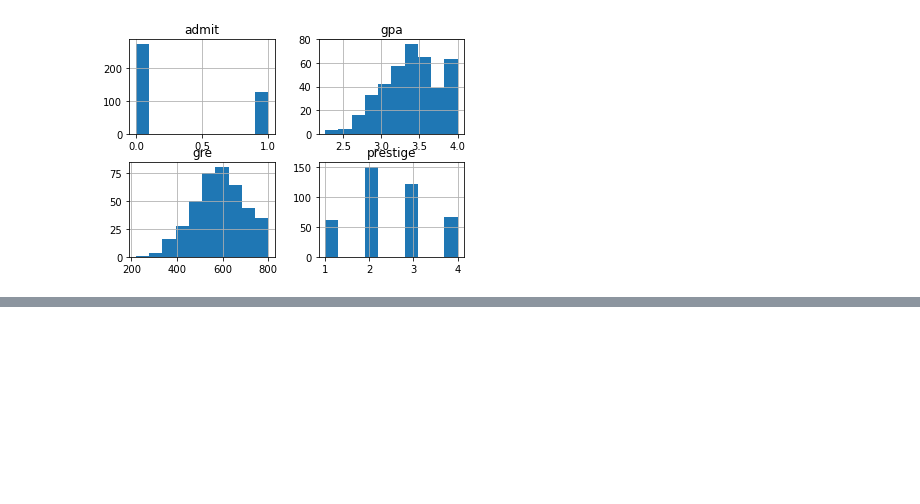
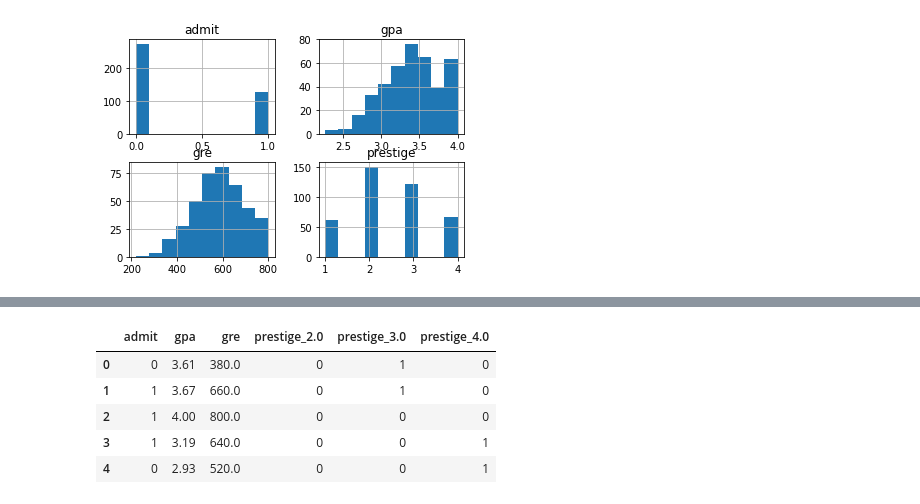
Before and after one commit to emomicrowave/machine-learning-tutorials, a Jupyter notebook: 04-logistic_regression/tutorial.ipynb, the cells around one changed output, grey strips where cells are left out. Drawn from its saved outputs; the diff is of its cells as text; code cells hidden in the pictures; blank space fills up the shorter version.

```diff
--- a/04-logistic_regression/tutorial.ipynb
+++ b/04-logistic_regression/tutorial.ipynb
@@ -157,0 +149,3 @@ plt.show()
+# %%
+dummies = pd.get_dummies(df['prestige'], prefix='prestige')
+dummies.head()
@@ -157,0 +159,15 @@ plt.show()
+# %%
+# saubere Tabelle erstellen nur mit den Merkmalen den wir brauchen
+data = df[['admit', 'gpa', 'gre']].join(dummies.loc[:, 'prestige_2.0':])
+
+# sklearn sagt später, dass es  NaN (Not a Number) in der Tabelle vorkommen
+# deswegen entfernen wir alle Zeilen, wo eine NaN liegt
+data = data.dropna(axis=0, how='any')
+data.head()
+# %% [output]
+|  | admit | gpa | gre | prestige_2.0 | prestige_3.0 | prestige_4.0 |
+| 0 | 0 | 3.61 | 380.0 | 0 | 1 | 0 |
+| 1 | 1 | 3.67 | 660.0 | 0 | 1 | 0 |
+| 2 | 1 | 4.00 | 800.0 | 0 | 0 | 0 |
+| 3 | 1 | 3.19 | 640.0 | 0 | 0 | 1 |
+| 4 | 0 | 2.93 | 520.0 | 0 | 0 | 1 |
```
Also changed, not shown: parts of 11 cells of this notebook.
